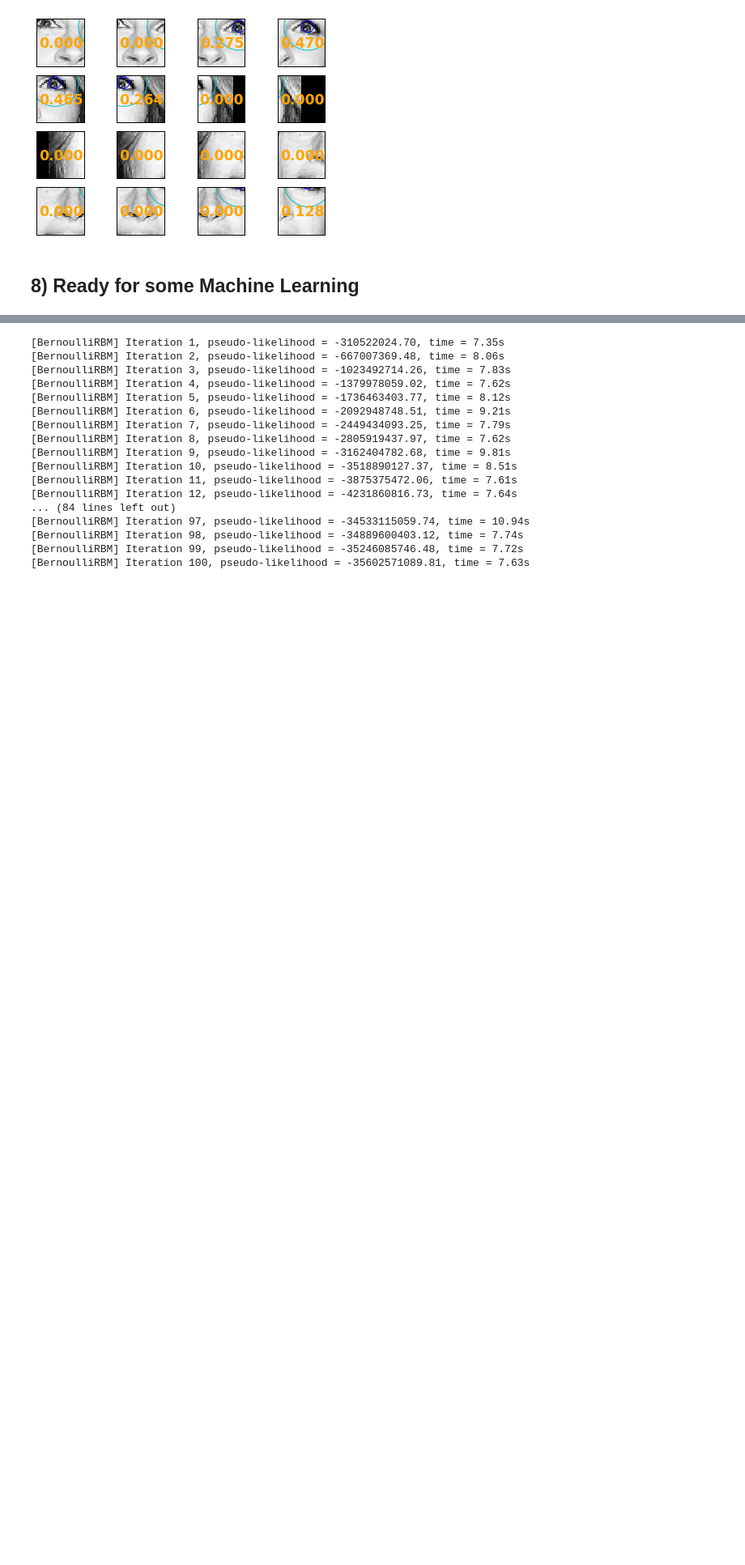
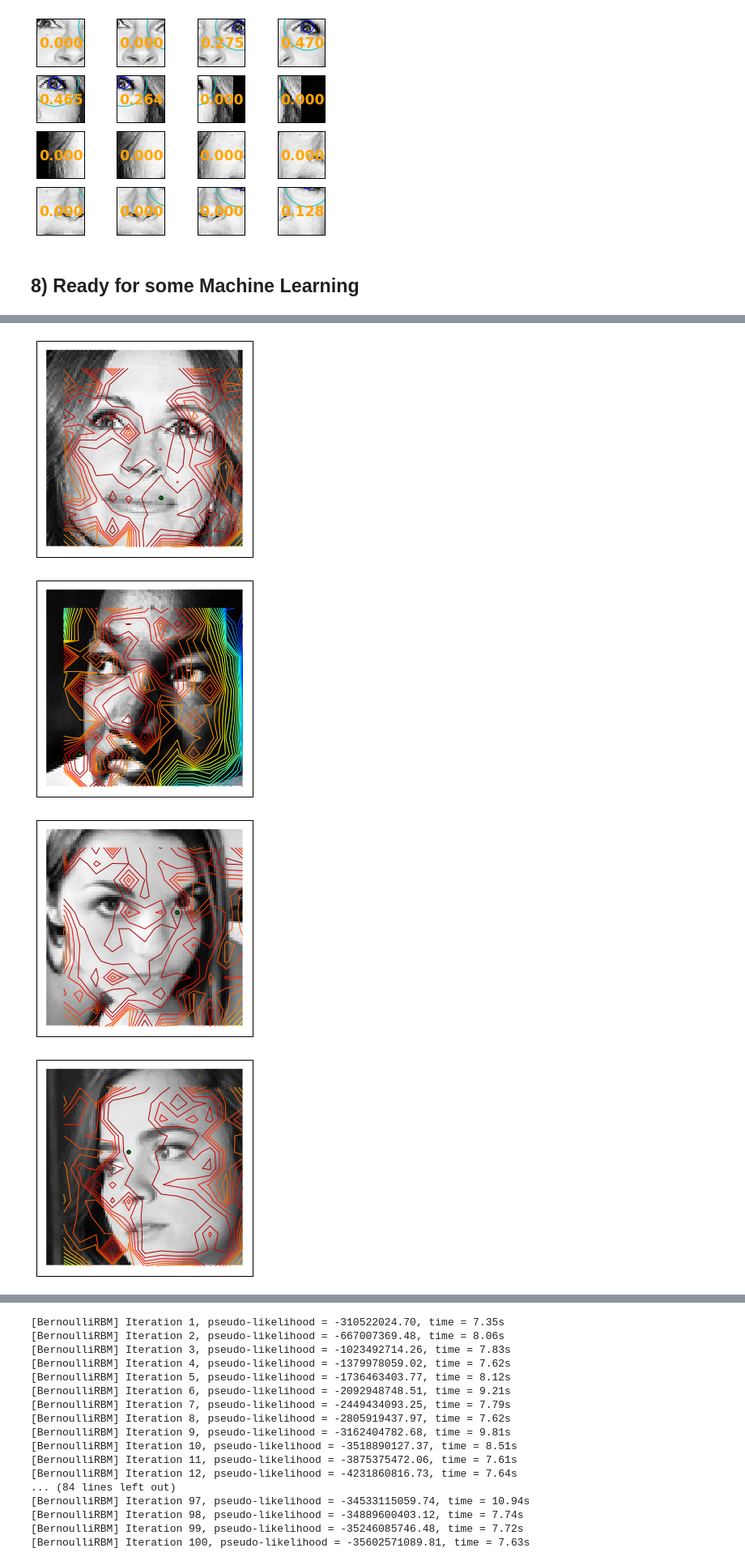
Before and after one commit to jbocharov-mids/W207-Final-Facial-Keypoint-Detection, a Jupyter notebook: python/Scratch-Face-Keypoint-Detection.ipynb, the cells around one changed output, grey strips where cells are left out. Shown at 81% size. Drawn from its saved outputs; the diff is of its cells as text; code cells hidden in the pictures; blank space fills up the shorter version.

```diff
--- a/python/Scratch-Face-Keypoint-Detection.ipynb
+++ b/python/Scratch-Face-Keypoint-Detection.ipynb
@@ -814,8 +821,13 @@ def map_distance(distance, radius = 16):
     fitness = (zero_value_distance - distance) / zero_value_distance
     return fitness if fitness > 0.0 else 0.0
 
+radius = 16
+
+def excise_for_neural_net(example, eye_patch):
+    return excise(example, eye_patch) / 255.0
+
 left_eye_detector_mini_training_data = np.array([
-    excise(example, eye_patch)
+    excise_for_neural_net(example, eye_patch) / 255.0
     for example in mini_train_data
     for eye_patch in eye_patches_radius_16
 ])
@@ -880,7 +879,8 @@ rbm = BernoulliRBM(random_state=0, verbose=True)
 # %%
-rbm.learning_rate = 0.06
-rbm.n_iter = 100
+left_eye_neural_net = BernoulliRBM(random_state=0, verbose=True)
+left_eye_neural_net.learning_rate = 0.06
+left_eye_neural_net.n_iter = 50
 
-rbm.n_components = 250
-rbm.fit(left_eye_detector_mini_training_data, left_eye_detector_mini_training_scores)
+left_eye_neural_net.n_components = 250
+left_eye_neural_net.fit(left_eye_detector_mini_training_data, left_eye_detector_mini_training_scores)
 # %% [output]
@@ -905,0 +948,37 @@ BernoulliRBM(batch_size=10, learning_rate=0.06, n_components=250, n_iter=100,
+# %%
+def generate_example_eye_patches(example, eye_patches = eye_patches_radius_16):
+    return np.array([
+        excise_for_neural_net(example, eye_patch)
+        for eye_patch in eye_patches
+    ])
+
+def generate_scaled_example_scores(
+        example, classifier = left_eye_neural_net, eye_patches = eye_patches_radius_16
+    ):
+    example_eye_patches = generate_example_eye_patches(example, eye_patches)
+    raw_scores = classifier.score_samples(example_eye_patches)
+    min_score = np.min(raw_scores)
+    return raw_scores / min_score
+
+def generate_scaled_scored_contour_plot(
+        example, classifier = left_eye_neural_net, eye_patches = eye_patches_radius_16
+    ):
+
+    example_scores = generate_scaled_example_scores(example, classifier, eye_patches)
+    #print(example_scores)
+    prediction_index = np.argmax(example_scores)
+    prediction = eye_patches[prediction_index]
+    contour_plot_example_with_scores(example, example_scores, eye_patches, prediction)
+
+generate_scaled_scored_contour_plot(training_data[0])
+generate_scaled_scored_contour_plot(training_data[1])
+generate_scaled_scored_contour_plot(training_data[2])
+generate_scaled_scored_contour_plot(training_data[3])
+generate_scaled_scored_contour_plot(training_data[4])
+generate_scaled_scored_contour_plot(training_data[5])
+generate_scaled_scored_contour_plot(training_data[6])
+# %% [output]
+[figure, added]
+[figure, added]
+[figure, added]
+[figure, added]
```
Also changed, not shown: parts of 27 cells of this notebook, 1 other file.
